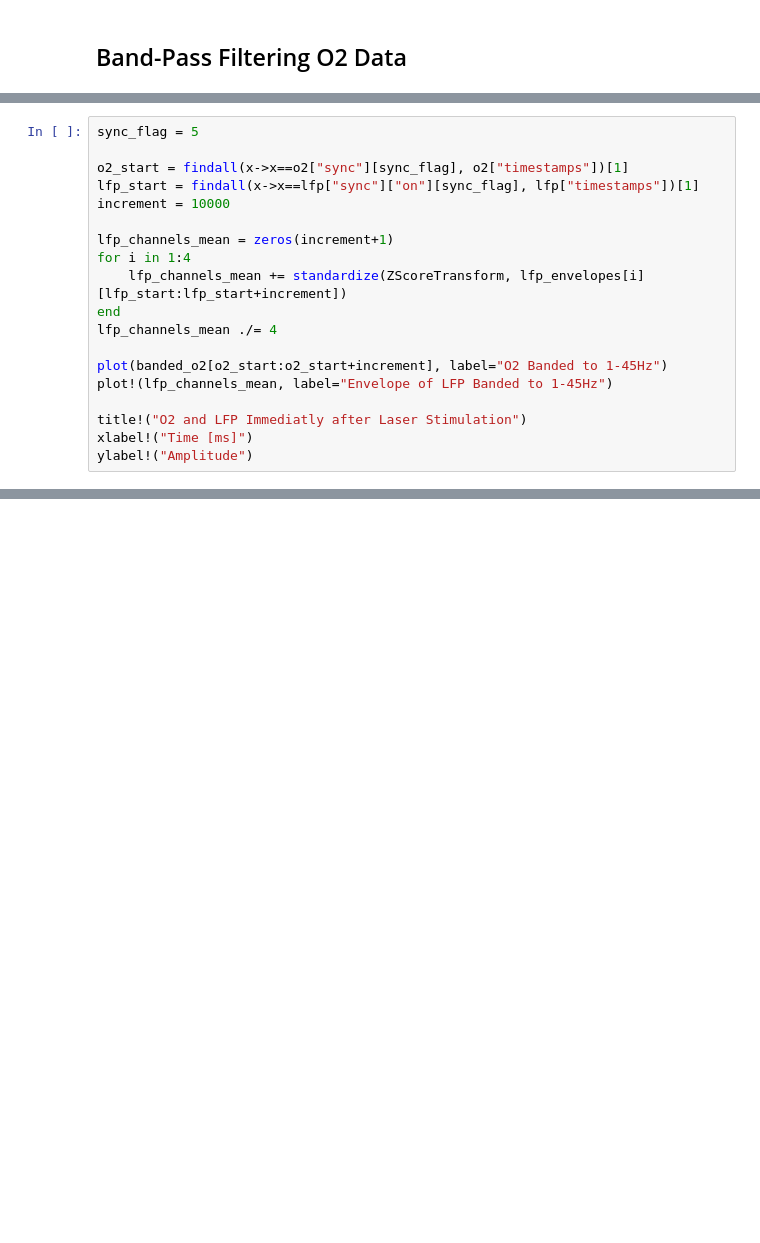
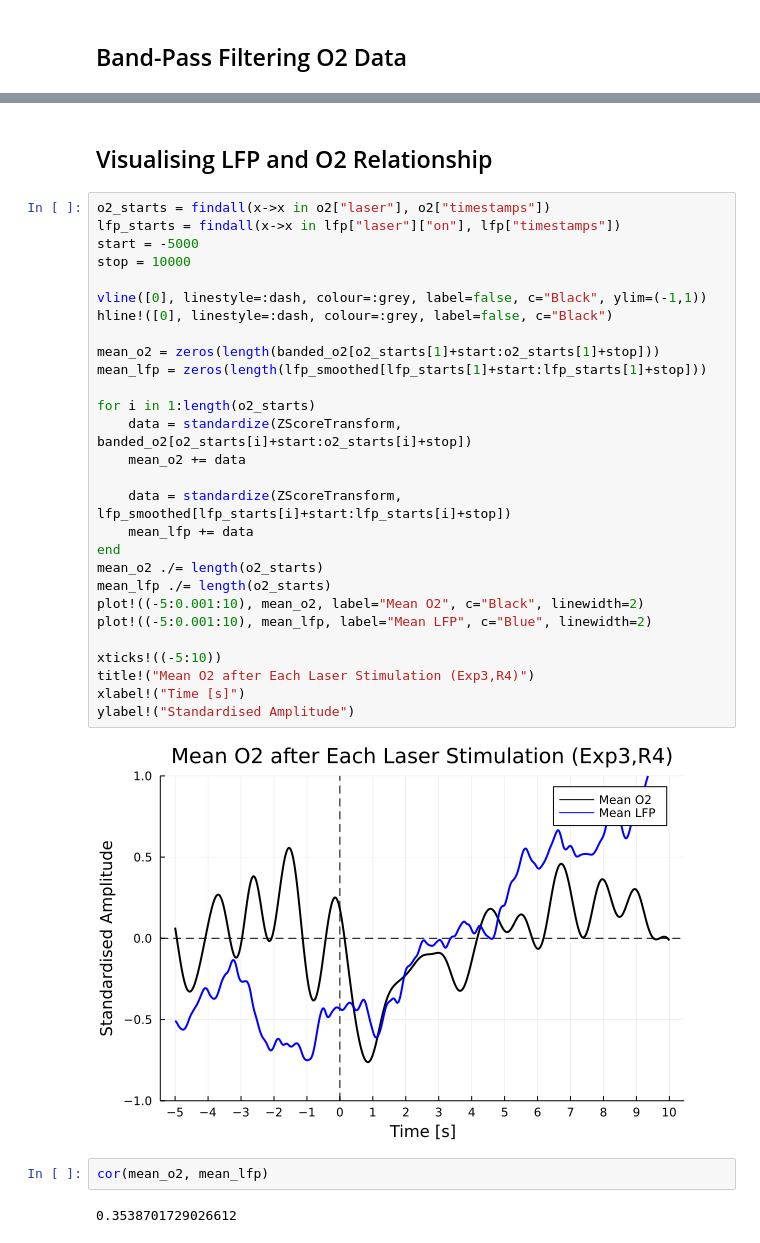
Before and after one commit to alexelwood14/O2-LFP-modelling, a Jupyter notebook: src/notebooks/aim1.ipynb, the cells around one changed output, grey strips where cells are left out. Saved outputs shown, nothing was run; the diff lists cells and outputs as text; blank space fills up the shorter version.

```diff
--- a/src/notebooks/aim1.ipynb
+++ b/src/notebooks/aim1.ipynb
@@ -93,19 +117,0 @@ banded_o2 = standardize(ZScoreTransform, banded_o2)
-# %%
-sync_flag = 5
-
-o2_start = findall(x->x==o2["sync"][sync_flag], o2["timestamps"])[1]
-lfp_start = findall(x->x==lfp["sync"]["on"][sync_flag], lfp["timestamps"])[1]
-increment = 10000
-
-lfp_channels_mean = zeros(increment+1)
-for i in 1:4
-    lfp_channels_mean += standardize(ZScoreTransform, lfp_envelopes[i][lfp_start:lfp_start+increment])
-end
-lfp_channels_mean ./= 4
-
-plot(banded_o2[o2_start:o2_start+increment], label="O2 Banded to 1-45Hz")
-plot!(lfp_channels_mean, label="Envelope of LFP Banded to 1-45Hz")
-
-title!("O2 and LFP Immediatly after Laser Stimulation")
-xlabel!("Time [ms]")
-ylabel!("Amplitude")
@@ -139,0 +118,36 @@ ylabel!("Correlation Coefficient")
+# %% [markdown]
+## Visualising LFP and O2 Relationship
+# %%
+o2_starts = findall(x->x in o2["laser"], o2["timestamps"])
+lfp_starts = findall(x->x in lfp["laser"]["on"], lfp["timestamps"])
+start = -5000
+stop = 10000
+
+vline([0], linestyle=:dash, colour=:grey, label=false, c="Black", ylim=(-1,1))
+hline!([0], linestyle=:dash, colour=:grey, label=false, c="Black")
+
+mean_o2 = zeros(length(banded_o2[o2_starts[1]+start:o2_starts[1]+stop]))
+mean_lfp = zeros(length(lfp_smoothed[lfp_starts[1]+start:lfp_starts[1]+stop]))
+
+for i in 1:length(o2_starts)
+    data = standardize(ZScoreTransform, banded_o2[o2_starts[i]+start:o2_starts[i]+stop])
+    mean_o2 += data
+
+    data = standardize(ZScoreTransform, lfp_smoothed[lfp_starts[i]+start:lfp_starts[i]+stop])
+    mean_lfp += data
+end
+mean_o2 ./= length(o2_starts)
+mean_lfp ./= length(o2_starts)
+plot!((-5:0.001:10), mean_o2, label="Mean O2", c="Black", linewidth=2)
+plot!((-5:0.001:10), mean_lfp, label="Mean LFP", c="Blue", linewidth=2)
+
+xticks!((-5:10))
+title!("Mean O2 after Each Laser Stimulation (Exp3,R4)")
+xlabel!("Time [s]")
+ylabel!("Standardised Amplitude")
+# %% [output]
+[figure, added]
+# %%
+cor(mean_o2, mean_lfp)
+# %% [output]
+0.3538701729026612
```
Also changed, not shown: parts of 8 cells of this notebook, 1 other file.
